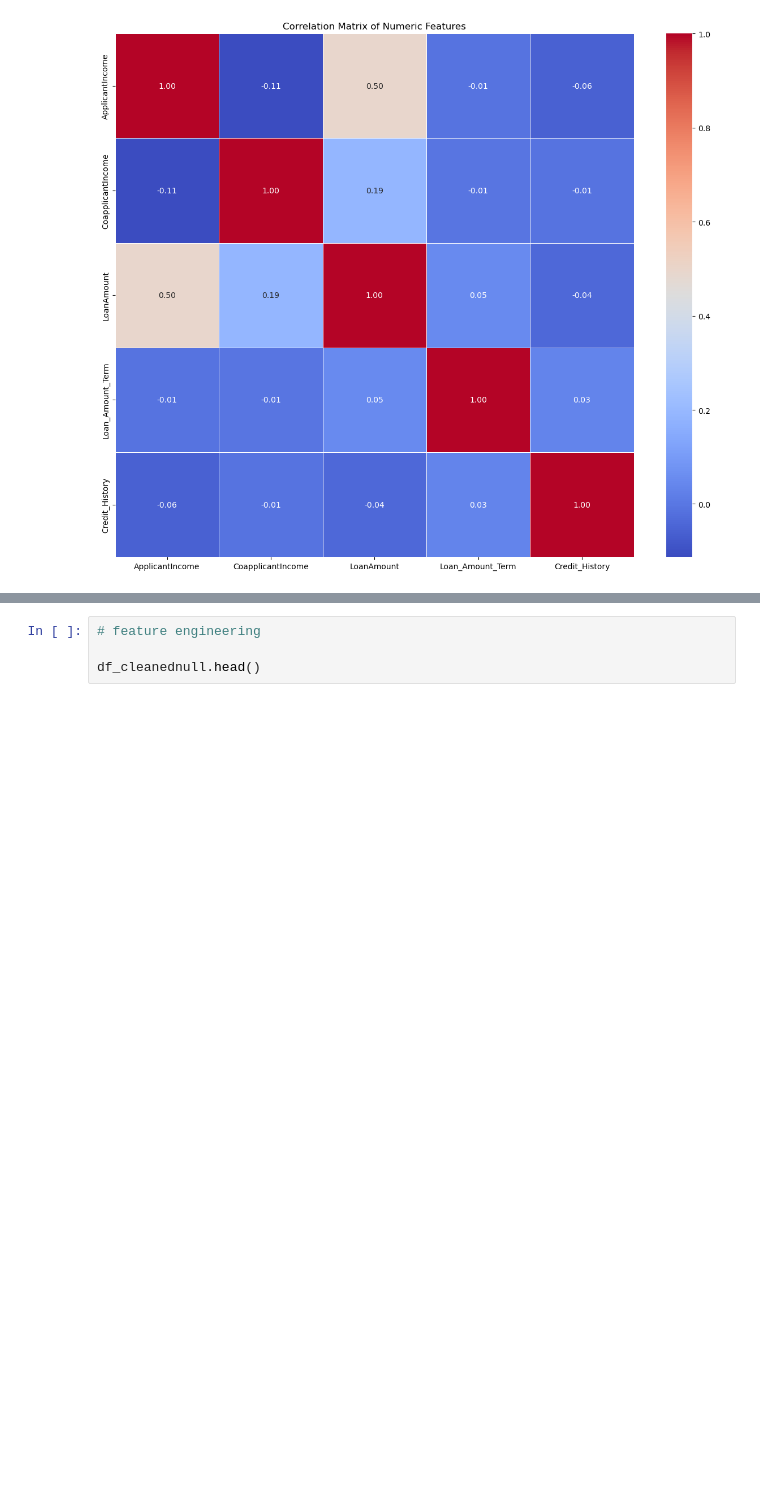
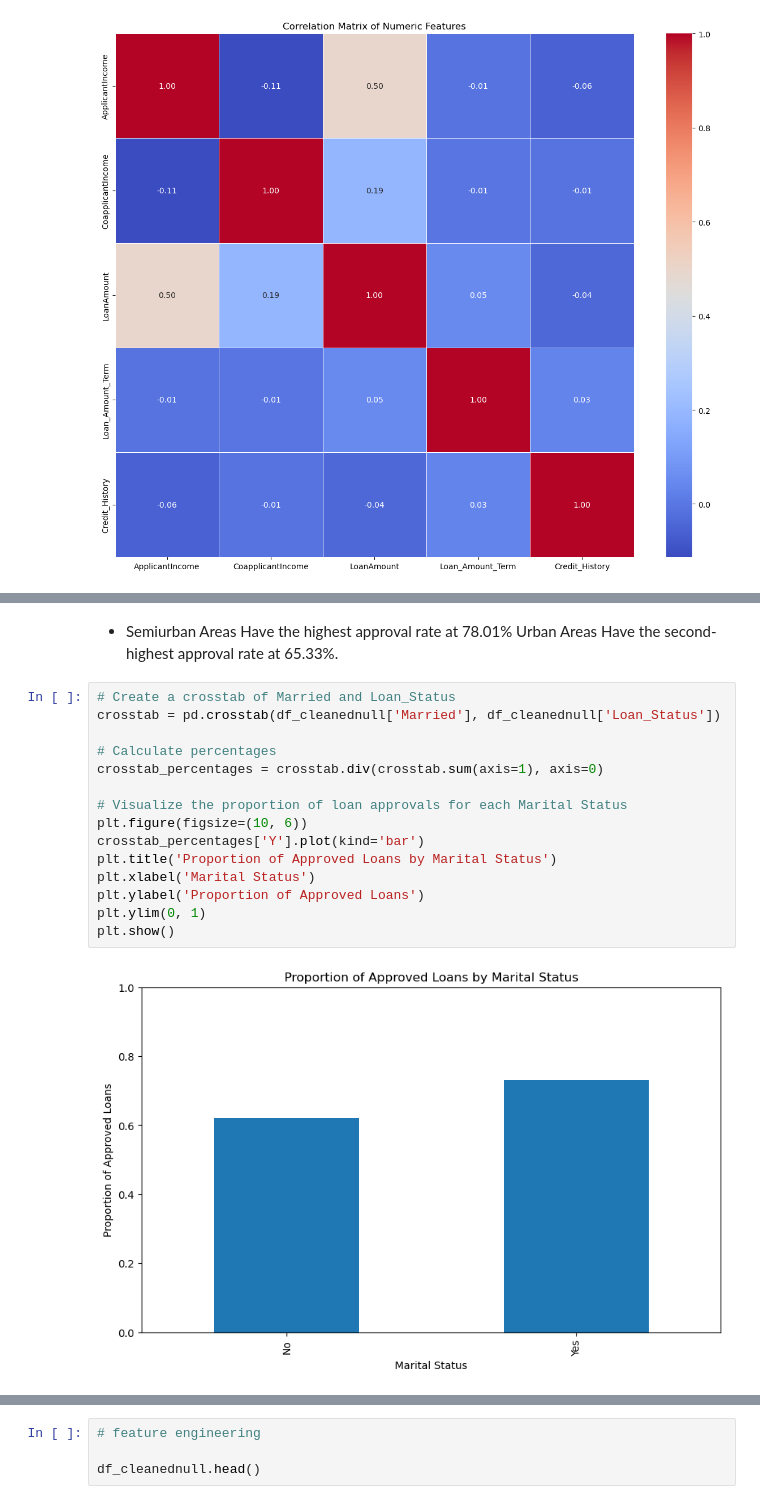
Before and after one commit to Eric-MK/loan_acceptance_prediction, a Jupyter notebook: notebook.ipynb, the cells around one changed output, grey strips where cells are left out. Drawn from its saved outputs; the diff is of its cells as text; blank space fills up the shorter version.

```diff
--- a/notebook.ipynb
+++ b/notebook.ipynb
@@ -428,0 +465,19 @@ If an applicant's income is high, they are more likely to receive a larger loan,
+# %% [markdown]
+- Semiurban Areas Have the highest approval rate at 78.01% Urban Areas Have the second-highest approval rate at 65.33%.
+# %%
+# Create a crosstab of Married and Loan_Status
+crosstab = pd.crosstab(df_cleanednull['Married'], df_cleanednull['Loan_Status'])
+
+# Calculate percentages
+crosstab_percentages = crosstab.div(crosstab.sum(axis=1), axis=0)
+
+# Visualize the proportion of loan approvals for each Marital Status
+plt.figure(figsize=(10, 6))
+crosstab_percentages['Y'].plot(kind='bar')
+plt.title('Proportion of Approved Loans by Marital Status')
+plt.xlabel('Marital Status')
+plt.ylabel('Proportion of Approved Loans')
+plt.ylim(0, 1)
+plt.show()
+# %% [output]
+[figure, added]
```
Also changed, not shown: parts of 28 cells of this notebook.
